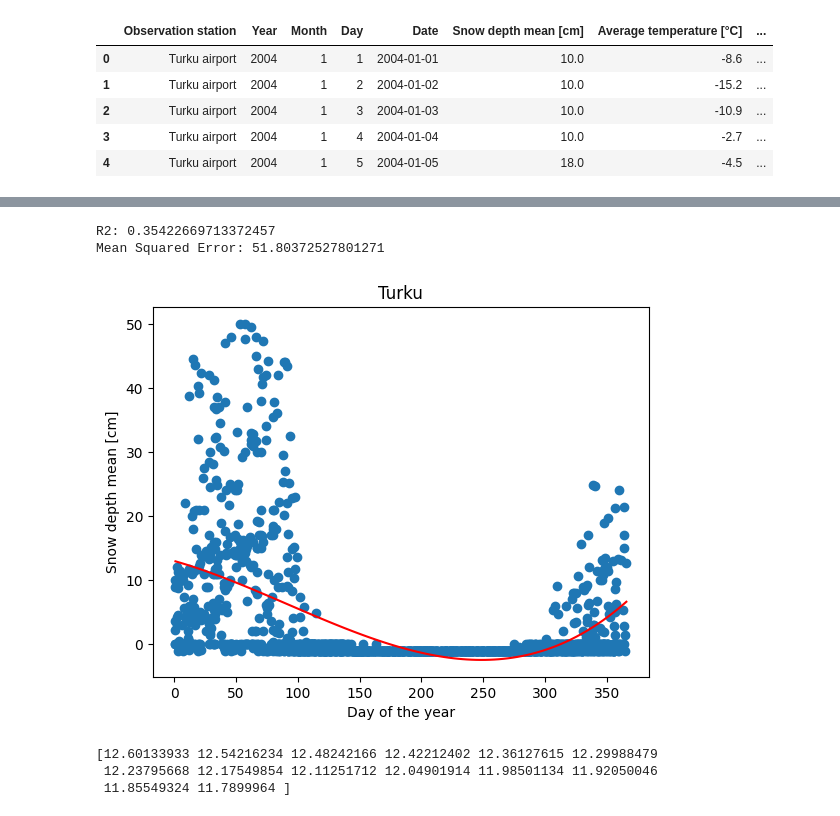
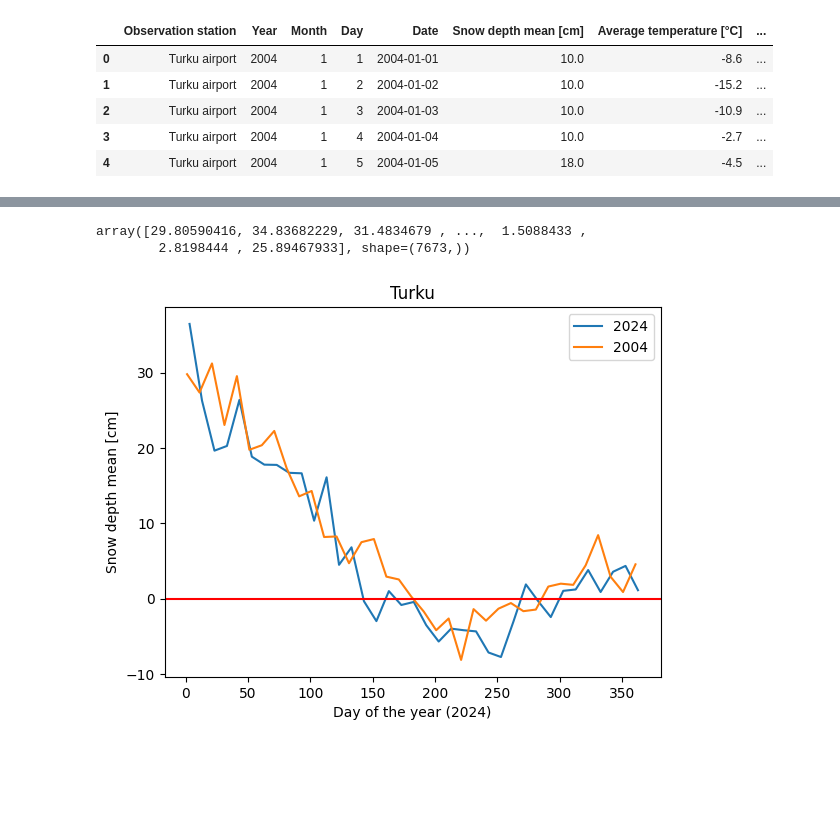
Before and after one commit to Mini-project-Team-Theta/team_theta, a Jupyter notebook: turku_df_polymodel.ipynb, the cells around one changed output, grey strips where cells are left out. Cells and saved outputs as stored; diff of their text form; code cells hidden in the pictures; blank space fills up the shorter version.

Commit message:
Add Lahti model and predictions made on Turku data

```diff
--- a/turku_df_polymodel.ipynb
+++ b/turku_df_polymodel.ipynb
@@ -44,29 +36,27 @@ y_pred = model.predict(X_test)
-# %%
-mse = mean_squared_error(y_test, y_pred)
-r2 = r2_score(y_test, y_pred)
-print(f"R2: {r2}")
-print(f"Mean Squared Error: {mse}")
-# %% [output]
-R2: 0.35422669713372457
-Mean Squared Error: 51.80372527801271
+# %%
+loaded_model = joblib.load('snow_depth_predictor.pkl')
+# %%
+predictions = loaded_model.predict(X)
+# %%
+predictions
+# %% [output]
+array([29.80590416, 34.83682229, 31.4834679 , ...,  1.5088433 ,
+        2.8198444 , 25.89467933], shape=(7673,))
+# %%
+y2024 = predictions[-365::10]
+x2024 = X["day_of_year"][-365::10]
+y2004 = predictions[:365:10]
+x2004 = X["day_of_year"][:365:10]
 # %%
-mymodel = np.poly1d(np.polyfit(X_train["day_of_year"], y_train, 3))
-
-myline = np.linspace(1, 366, 100)
 
 
-plt.scatter(X_test["day_of_year"], y_test)
-plt.plot(myline, mymodel(myline), color='red')
+plt.plot(x2024, y2024, label= "2024")
+plt.plot(x2004, y2004, label= "2004")
 plt.title('Turku')
+plt.legend()
+plt.axhline(y=0, color="red")
 plt.ylabel('Snow depth mean [cm]')
-plt.xlabel('Day of the year')
+plt.xlabel('Day of the year (2024)')
 plt.show()
 # %% [output]
-[figure, old version]
+[figure, new version]
-# %%
-snowdept = mymodel(range(7,21))
-print(snowdept)
-# %% [output]
-[12.60133933 12.54216234 12.48242166 12.42212402 12.36127615 12.29988479
- 12.23795668 12.17549854 12.11251712 12.04901914 11.98501134 11.92050046
- 11.85549324 11.7899964 ]
```
Also changed, not shown: parts of 6 cells of this notebook, 1 other file.
